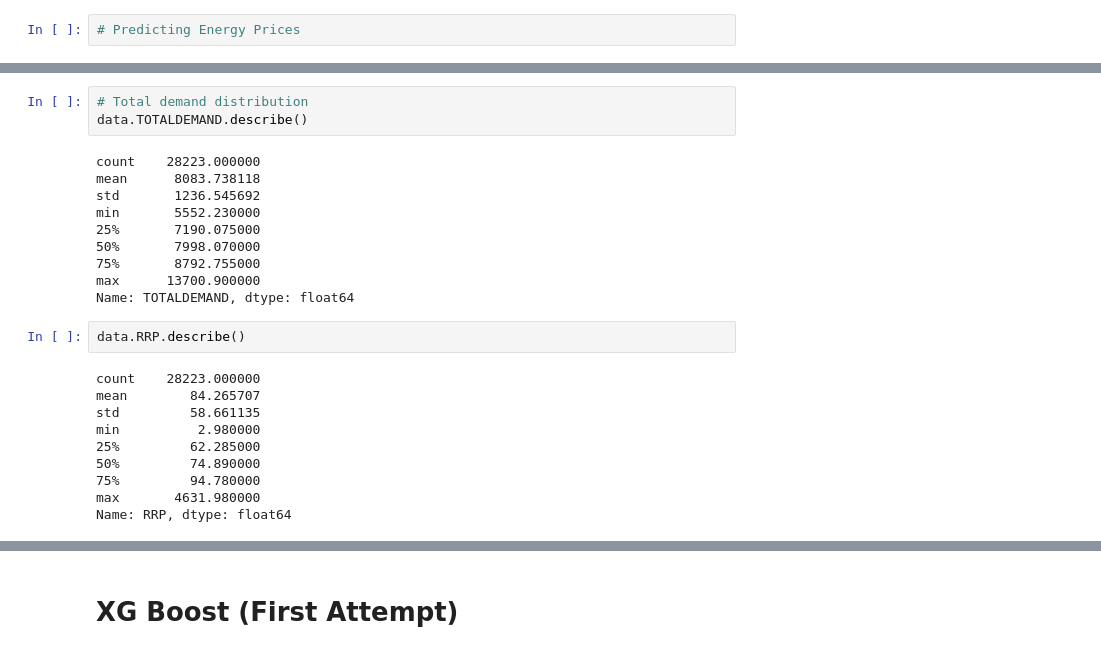
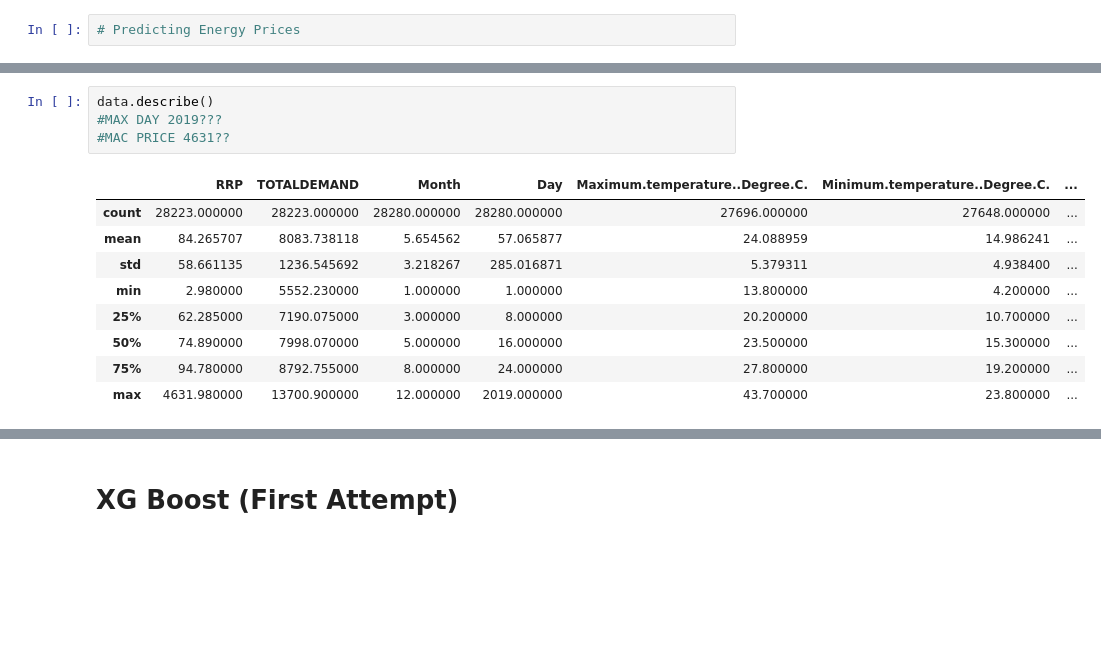
Before and after one commit to DonaldTurton/AT2_Advanced_Data_Algorithms, a Jupyter notebook: AT2_GetData.ipynb, the cells around one changed output, grey strips where cells are left out. Saved outputs shown, nothing was run; the diff lists cells and outputs as text; blank space fills up the shorter version.

```diff
--- a/AT2_GetData.ipynb
+++ b/AT2_GetData.ipynb
@@ -51,28 +68,17 @@ memory usage: 6.0+ MB
-# %%
-# Total demand distribution
-data.TOTALDEMAND.describe()
-# %% [output]
-count    28223.000000
-mean      8083.738118
-std       1236.545692
-min       5552.230000
-25%       7190.075000
-50%       7998.070000
-75%       8792.755000
-max      13700.900000
-Name: TOTALDEMAND, dtype: float64
-# %%
-data.RRP.describe()
-# %% [output]
-count    28223.000000
-mean        84.265707
-std         58.661135
-min          2.980000
-25%         62.285000
-50%         74.890000
-75%         94.780000
-max       4631.980000
-Name: RRP, dtype: float64
+# %%
+data.describe()
+#MAX DAY 2019???
+#MAC PRICE 4631??
+# %% [output]
+|  | RRP | TOTALDEMAND | Month | Day | Maximum.temperature..Degree.C. | Minimum.temperature..Degree.C. | ... |
+| count | 28223.000000 | 28223.000000 | 28280.000000 | 28280.000000 | 27696.000000 | 27648.000000 | ... |
+| mean | 84.265707 | 8083.738118 | 5.654562 | 57.065877 | 24.088959 | 14.986241 | ... |
+| std | 58.661135 | 1236.545692 | 3.218267 | 285.016871 | 5.379311 | 4.938400 | ... |
+| min | 2.980000 | 5552.230000 | 1.000000 | 1.000000 | 13.800000 | 4.200000 | ... |
+| 25% | 62.285000 | 7190.075000 | 3.000000 | 8.000000 | 20.200000 | 10.700000 | ... |
+| 50% | 74.890000 | 7998.070000 | 5.000000 | 16.000000 | 23.500000 | 15.300000 | ... |
+| 75% | 94.780000 | 8792.755000 | 8.000000 | 24.000000 | 27.800000 | 19.200000 | ... |
+| max | 4631.980000 | 13700.900000 | 12.000000 | 2019.000000 | 43.700000 | 23.800000 | ... |
 # %%
 #Find Null values
 data.isnull().sum()
```
Also changed, not shown: parts of 14 cells of this notebook.
